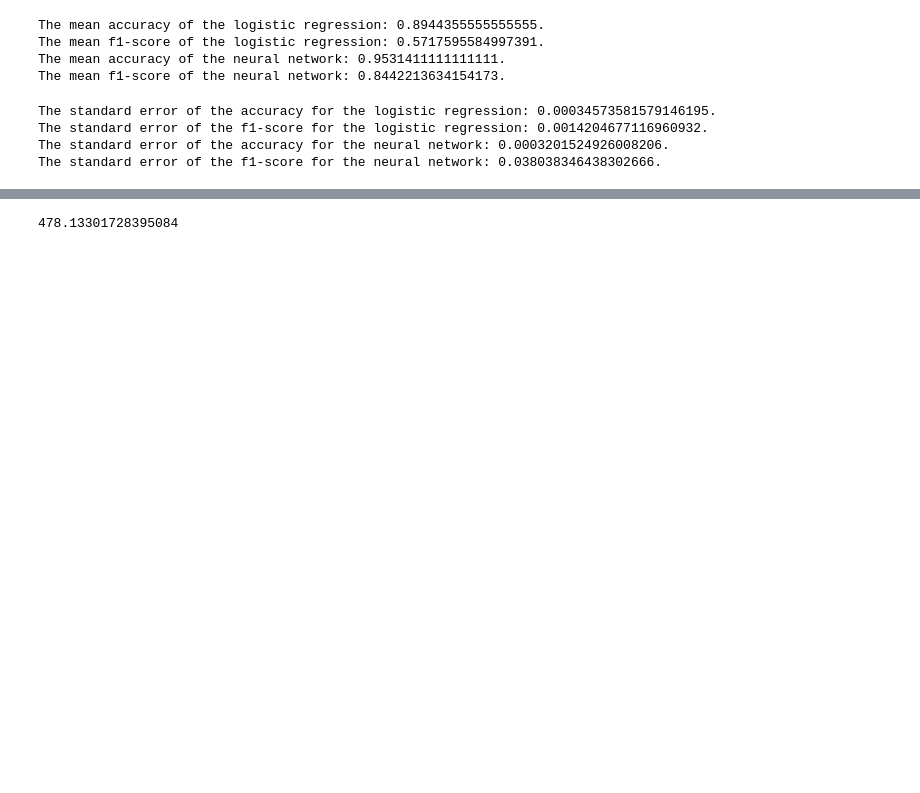
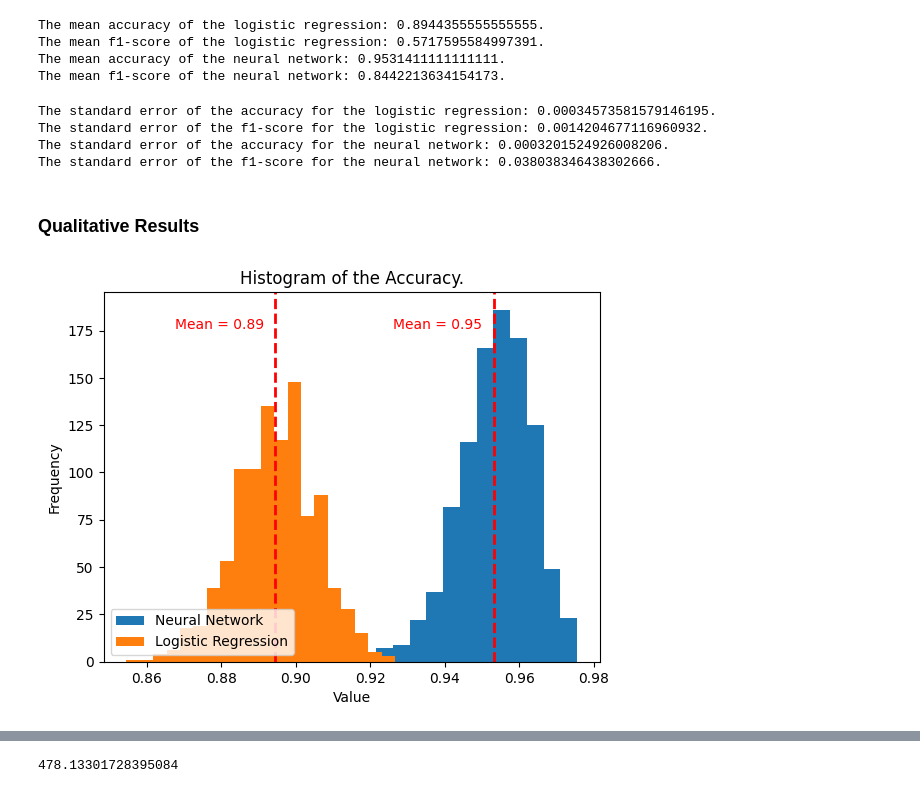
Before and after one commit to Rvandos/Modeling_and_Simulation, a Jupyter notebook: Modeling_and_Simulation/Interpretation/bootstrap/bootstrap_interpret.ipynb, the cells around one changed output, grey strips where cells are left out. Drawn from its saved outputs; the diff is of its cells as text; code cells hidden in the pictures; blank space fills up the shorter version.

Commit message:
Added histogram for regular bootstrap, and requirements.txt file

```diff
--- a/Modeling_and_Simulation/Interpretation/bootstrap/bootstrap_interpret.ipynb
+++ b/Modeling_and_Simulation/Interpretation/bootstrap/bootstrap_interpret.ipynb
@@ -34,3 +37,26 @@ The standard error of the accuracy for the logistic regression: 0.00034573581579
 The standard error of the f1-score for the logistic regression: 0.0014204677116960932.
 The standard error of the accuracy for the neural network: 0.0003201524926008206.
 The standard error of the f1-score for the neural network: 0.038038346438302666.
+# %% [markdown]
+### Qualitative Results
+# %%
+#Histogram containing the accuracy of the logistic regression and Neural Network
+mean_value_logreg = logreg_acc_list.mean()
+mean_value_nn = nn_acc_list.mean()
+
+#Create histograms:
+plt.hist(nn_acc_list, bins=20, label='Neural Network')
+plt.hist(logreg_acc_list, bins = 20, label='Logistic Regression')
+plt.title('Histogram of the Accuracy.')
+plt.xlabel('Value')
+plt.ylabel('Frequency')
+
+#Add the mean lines:
+plt.legend(loc = 'lower left')
+plt.axvline(mean_value_nn, color='red', linestyle='dashed', linewidth=2, label='Mean')
+plt.text(mean_value_nn-0.015, plt.ylim()[1] * 0.9, f'Mean = {mean_value_nn:.2f}', color='red', ha='center')
+plt.axvline(mean_value_logreg, color='red', linestyle='dashed', linewidth=2, label='Mean')
+plt.text(mean_value_logreg-0.015, plt.ylim()[1] * 0.9, f'Mean = {mean_value_logreg:.2f}', color='red', ha='center')
+plt.show()
+# %% [output]
+[figure, added]
```
Also changed, not shown: parts of 4 cells of this notebook, 4 other files.
